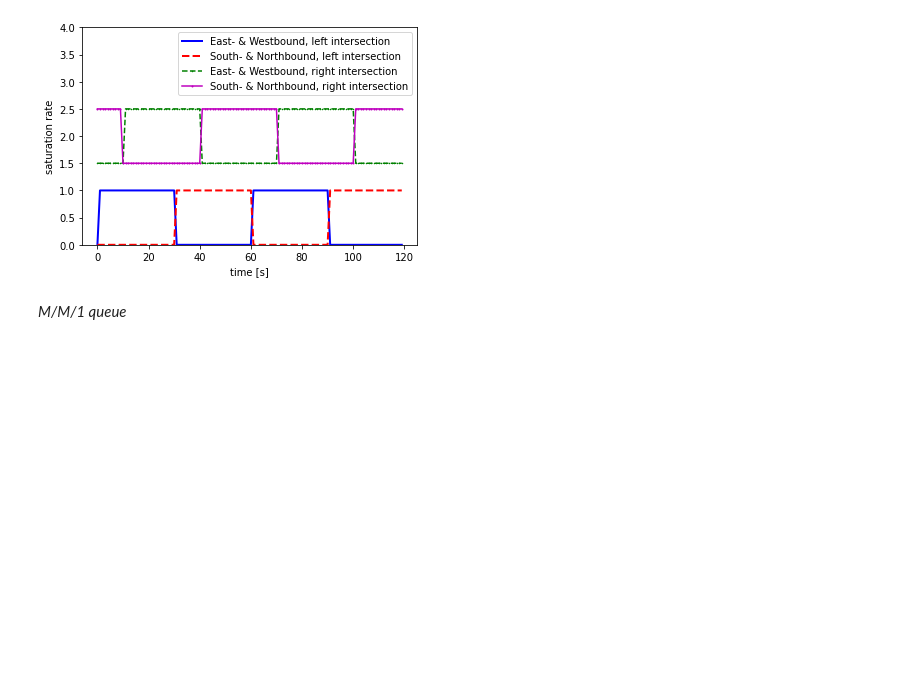
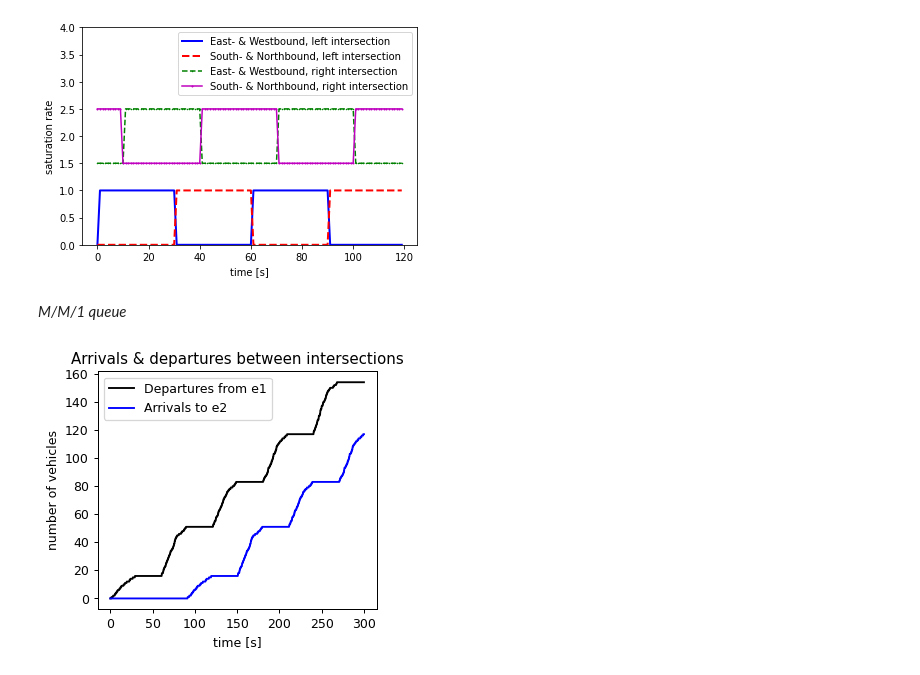
Before and after one commit to KingJohanna/vehicle-traffic-congestion-control, a Jupyter notebook: Simulation.ipynb, the cells around one changed output. Saved outputs shown, nothing was run; the diff lists cells and outputs as text; code cells hidden in the pictures; blank space fills up the shorter version.

```diff
--- a/Simulation.ipynb
+++ b/Simulation.ipynb
@@ -190,4 +179,18 @@ n1_queue_length, n1_departures, n1_arrivals, n1_wait_time = n1_queue.get_stats()
 n2_queue_length, n2_departures, n2_arrivals, n2_wait_time = n2_queue.get_stats()
 s1_queue_length, s1_departures, s1_arrivals, s1_wait_time = s1_queue.get_stats()
 s2_queue_length, s2_departures, s2_arrivals, s2_wait_time = s2_queue.get_stats()
+# %%
+# This is to demonstrate how vehicles move between the intersections
+plt.figure(figsize=(4, 3.5), dpi=90)
+e1_line, = plt.plot(np.arange(0.,300.+delta_t,delta_t), e1_departures, 'black')
+e1_line.set_label('Departures from e1')
+e2_line, = plt.plot(np.arange(0.,300.+delta_t,delta_t), e2_arrivals, 'blue')
+e2_line.set_label('Arrivals to e2')
+plt.xlabel('time [s]')
+plt.ylabel('number of vehicles')
+plt.title('Arrivals & departures between intersections')
+plt.legend()
+plt.savefig('figs/e_arrivals_departures.png', bbox_inches='tight')
+# %% [output]
+[figure, added]
 # %%
```
Also changed, not shown: parts of 14 cells of this notebook, 3 other files.
